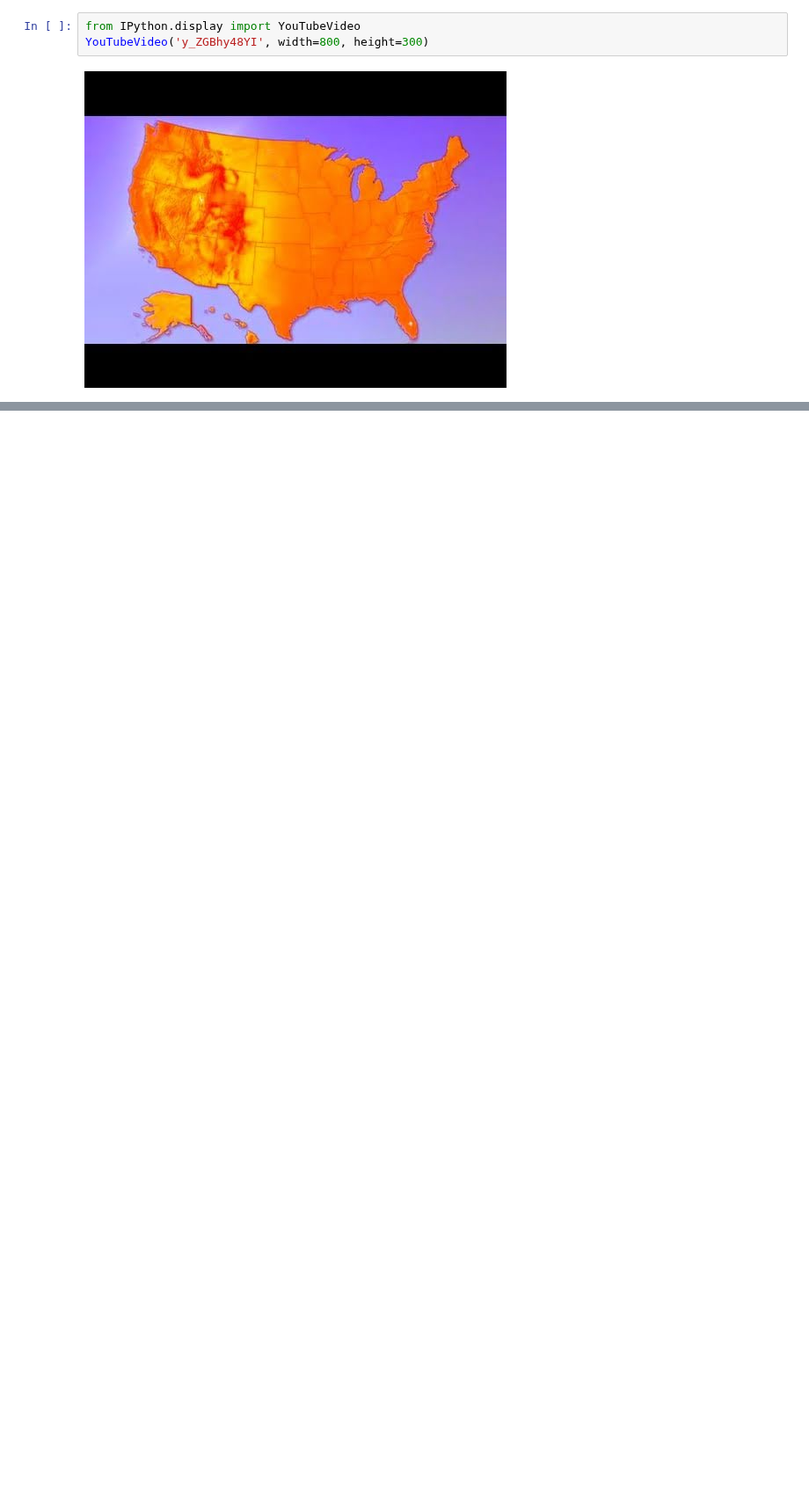
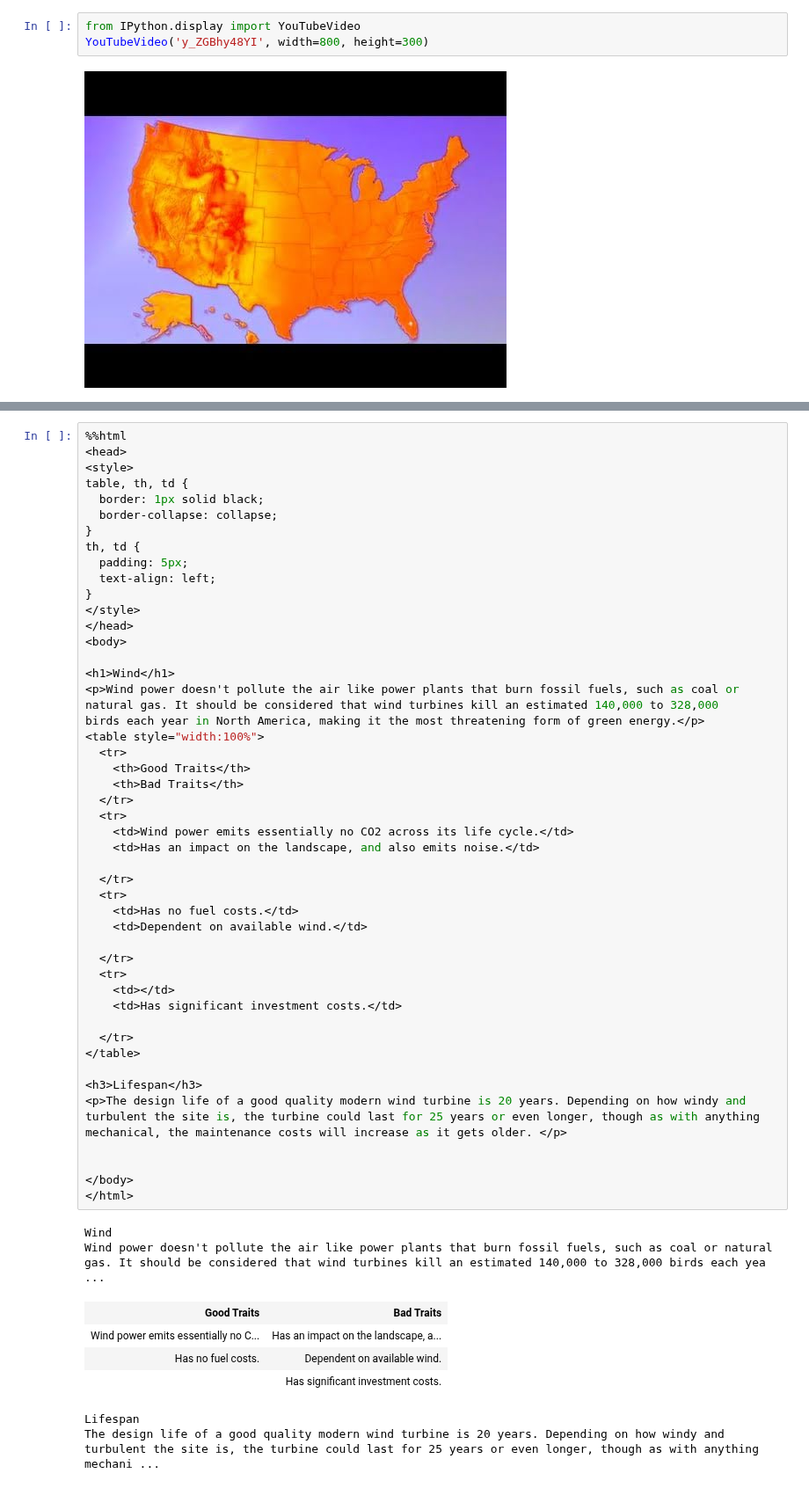
Before and after one commit to ULeth-Math-CS/Callysto, a Jupyter notebook: Jazlyn Pedersen /Resources and Recycling.ipynb, the cells around one changed output, grey strips where cells are left out. Shown at 88% size. Cells and saved outputs as stored; diff of their text form; blank space fills up the shorter version.

```diff
--- a/Jazlyn Pedersen /Resources and Recycling.ipynb
+++ b/Jazlyn Pedersen /Resources and Recycling.ipynb
@@ -248,0 +370,55 @@ In order to get comfortable with the two types of Energy Sources, try matching e
+# %%
+%%html
+<head>
+<style>
+table, th, td {
+  border: 1px solid black;
+  border-collapse: collapse;
+}
+th, td {
+  padding: 5px;
+  text-align: left;
+}
+</style>
+</head>
+<body>
+
+<h1>Wind</h1>
+<p>Wind power doesn't pollute the air like power plants that burn fossil fuels, such as coal or natural gas. It should be considered that wind turbines kill an estimated 140,000 to 328,000 birds each year in North America, making it the most threatening form of green energy.</p>
+<table style="width:100%">
+  <tr>
+    <th>Good Traits</th>
+    <th>Bad Traits</th>
+  </tr>
+  <tr>
+    <td>Wind power emits essentially no CO2 across its life cycle.</td>
+    <td>Has an impact on the landscape, and also emits noise.</td>
+
+  </tr>
+  <tr>
+    <td>Has no fuel costs.</td>
+    <td>Dependent on available wind.</td>
+
+  </tr>
+  <tr>
+    <td></td>
+    <td>Has significant investment costs.</td>
+
+  </tr>
+</table>
+
+<h3>Lifespan</h3>
+<p>The design life of a good quality modern wind turbine is 20 years. Depending on how windy and turbulent the site is, the turbine could last for 25 years or even longer, though as with anything mechanical, the maintenance costs will increase as it gets older. </p>
+
+
+</body>
+</html>
+# %% [output]
+Wind
+Wind power doesn't pollute the air like power plants that burn fossil fuels, such as coal or natural gas. It should be considered that wind turbines kill an estimated 140,000 to 328,000 birds each yea ...
+| Good Traits | Bad Traits |
+| Wind power emits essentially no C... | Has an impact on the landscape, a... |
+| Has no fuel costs. | Dependent on available wind. |
+|  | Has significant investment costs. |
+Lifespan
+The design life of a good quality modern wind turbine is 20 years. Depending on how windy and turbulent the site is, the turbine could last for 25 years or even longer, though as with anything mechani ...
```
Also changed, not shown: parts of 22 cells of this notebook.
